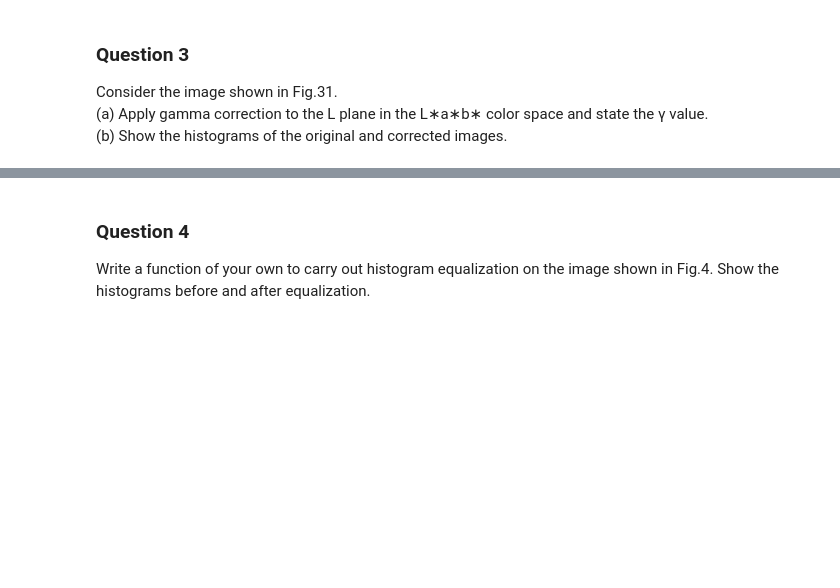
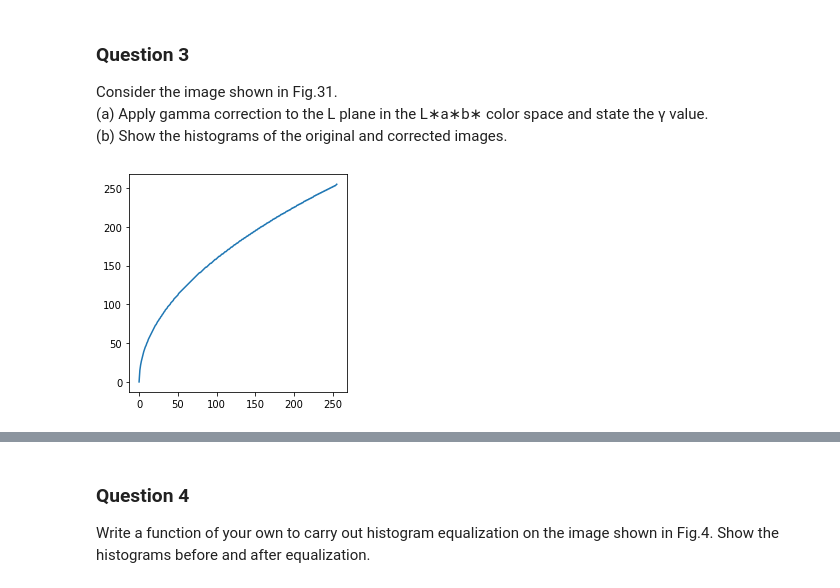
Before and after one commit to ayodyawkh/EN2550, a Jupyter notebook: Assignment_1/Assignment1.ipynb, the cells around one changed output, grey strips where cells are left out. Saved outputs shown, nothing was run; the diff lists cells and outputs as text; code cells hidden in the pictures; blank space fills up the shorter version.

```diff
--- a/Assignment_1/Assignment1.ipynb
+++ b/Assignment_1/Assignment1.ipynb
@@ -111,3 +111,30 @@ plt.show()
 Consider the image shown in Fig.31. <br>
 (a) Apply gamma correction to the L plane in the L∗a∗b∗ color space and state the γ value. <br>
 (b) Show the histograms of the original and corrected images.
+# %%
+import numpy as np
+import cv2 as cv
+import matplotlib.pyplot as plt
+
+Img = cv.imread('highlights_and_shadows.jpg')
+assert Img is not None
+
+lab_Img = cv.cvtColor(Img, cv.COLOR_BGR2LAB)
+cv.imshow("L*a*b*", lab_Img)
+
+(L, A, B) = cv.split(lab_Img)
+cv.imshow('l*',L)
+cv.waitKey(0)
+
+gamma = 0.5
+t = np.array([(p/255)**gamma*255 for p in range (0,256)]).astype(np.uint8)
+new_Img = cv.LUT(L,t)
+figure, axis = plt.subplots()
+axis.plot(t)
+axis.set_aspect('equal')
+
+cv.imshow('l*',new_Img)
+cv.waitKey(0)
+cv.destroyAllWindows()
+# %% [output]
+[figure, added]
```
Also changed, not shown: parts of 2 cells of this notebook.
